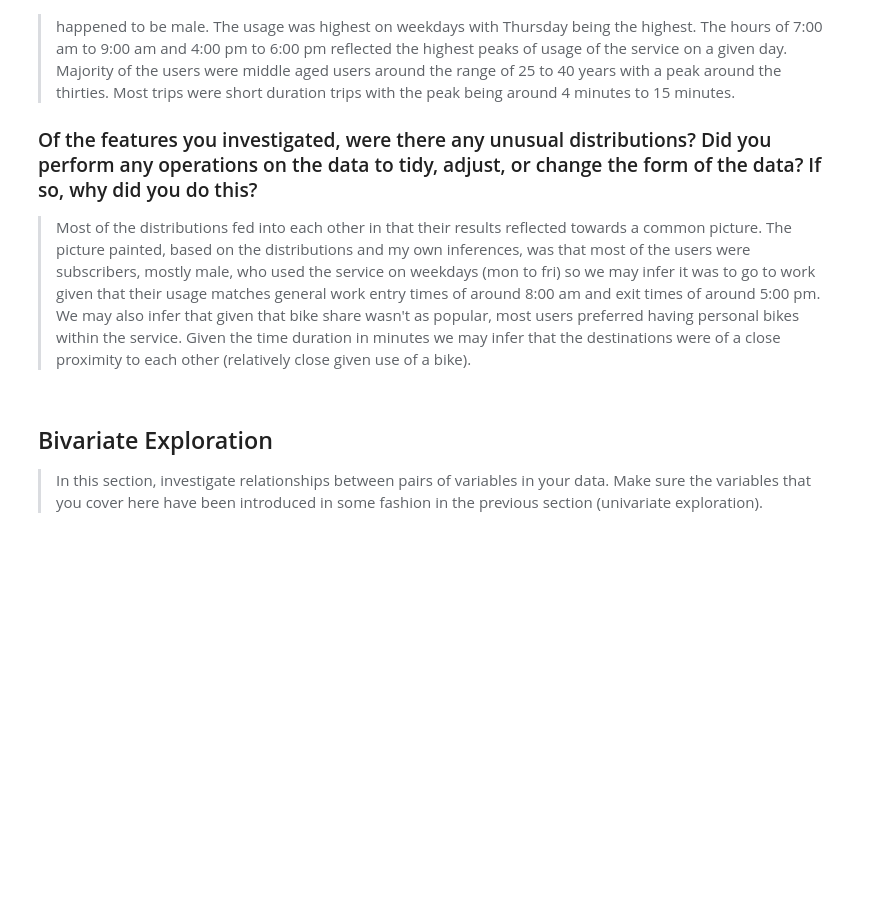
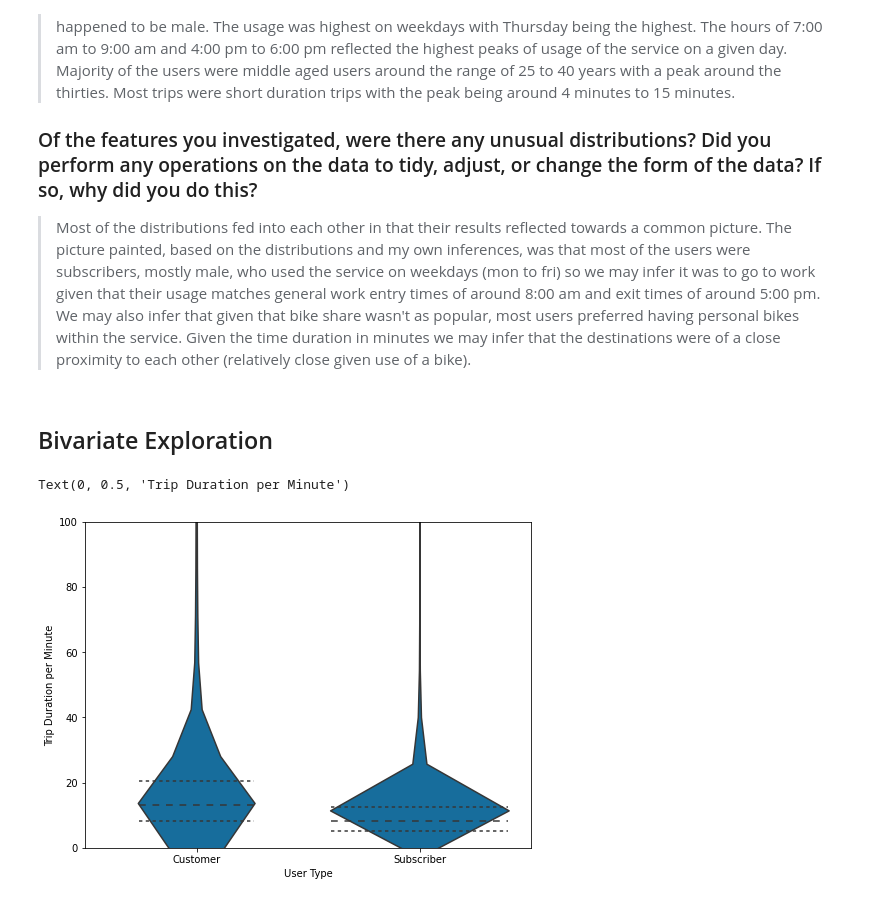
Before and after one commit to PeterBaraka/BayArea-Bike-Share-Analysis, a Jupyter notebook: Part_I_exploration_template.ipynb, the cells around one changed output. Cells and saved outputs as stored; diff of their text form; code cells hidden in the pictures; blank space fills up the shorter version.

```diff
--- a/Part_I_exploration_template.ipynb
+++ b/Part_I_exploration_template.ipynb
@@ -430,9 +432,15 @@ This plot highlights how most trips were short in terms of the time taken. We ma
 ### Of the features you investigated, were there any unusual distributions? Did you perform any operations on the data to tidy, adjust, or change the form of the data? If so, why did you do this?
 
 > Most of the distributions fed into each other in that their results reflected towards a common picture. The picture painted, based on the distributions and my own inferences, was that most of the users were subscribers, mostly male, who used the service on weekdays (mon to fri) so we may infer it was to go to work given that their usage matches general work entry times of around 8:00 am and exit times of around 5:00 pm. We may also infer that given that bike share wasn't as popular, most users preferred having personal bikes within the service. Given the time duration in minutes we may infer that the destinations were of a close proximity to each other (relatively close given use of a bike).
-# %% [markdown]
-## Bivariate Exploration
-
-> In this section, investigate relationships between pairs of variables in your
-data. Make sure the variables that you cover here have been introduced in some
-fashion in the previous section (univariate exploration).
+# %% [markdown]
+## Bivariate Exploration
+# %%
+# What is the variation of trip count per user type
+yValue = tripsData['duration_minute']
+sb.violinplot(data=tripsData, x='user_type', y=yValue, color=base_color, inner='quartile')
+plt.ylim(0, 100)
+plt.xlabel('User Type')
+plt.ylabel('Trip Duration per Minute')
+# %% [output]
+Text(0, 0.5, 'Trip Duration per Minute')
+[figure, added]
```
Also changed, not shown: parts of 38 cells of this notebook, 5 other files.
